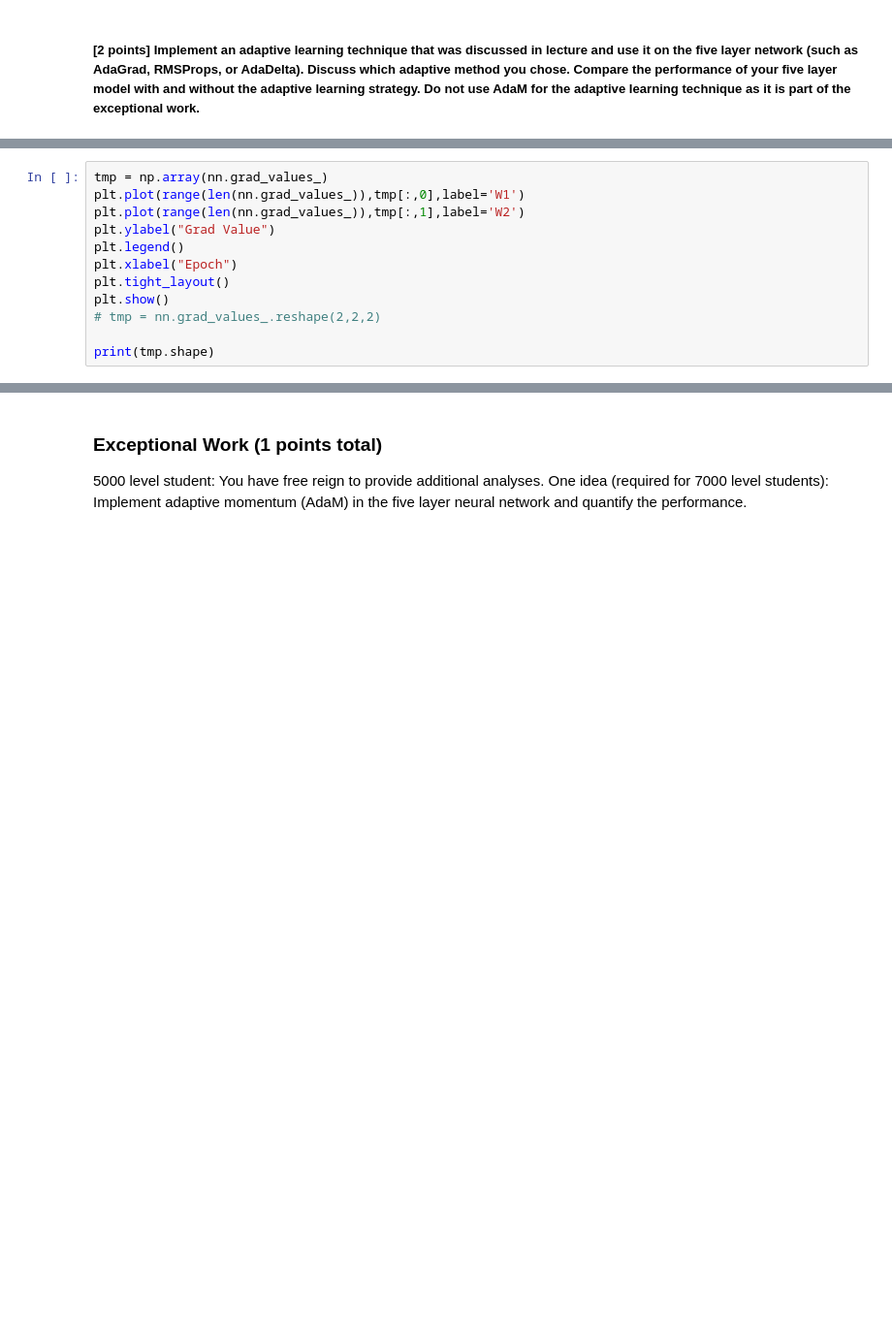
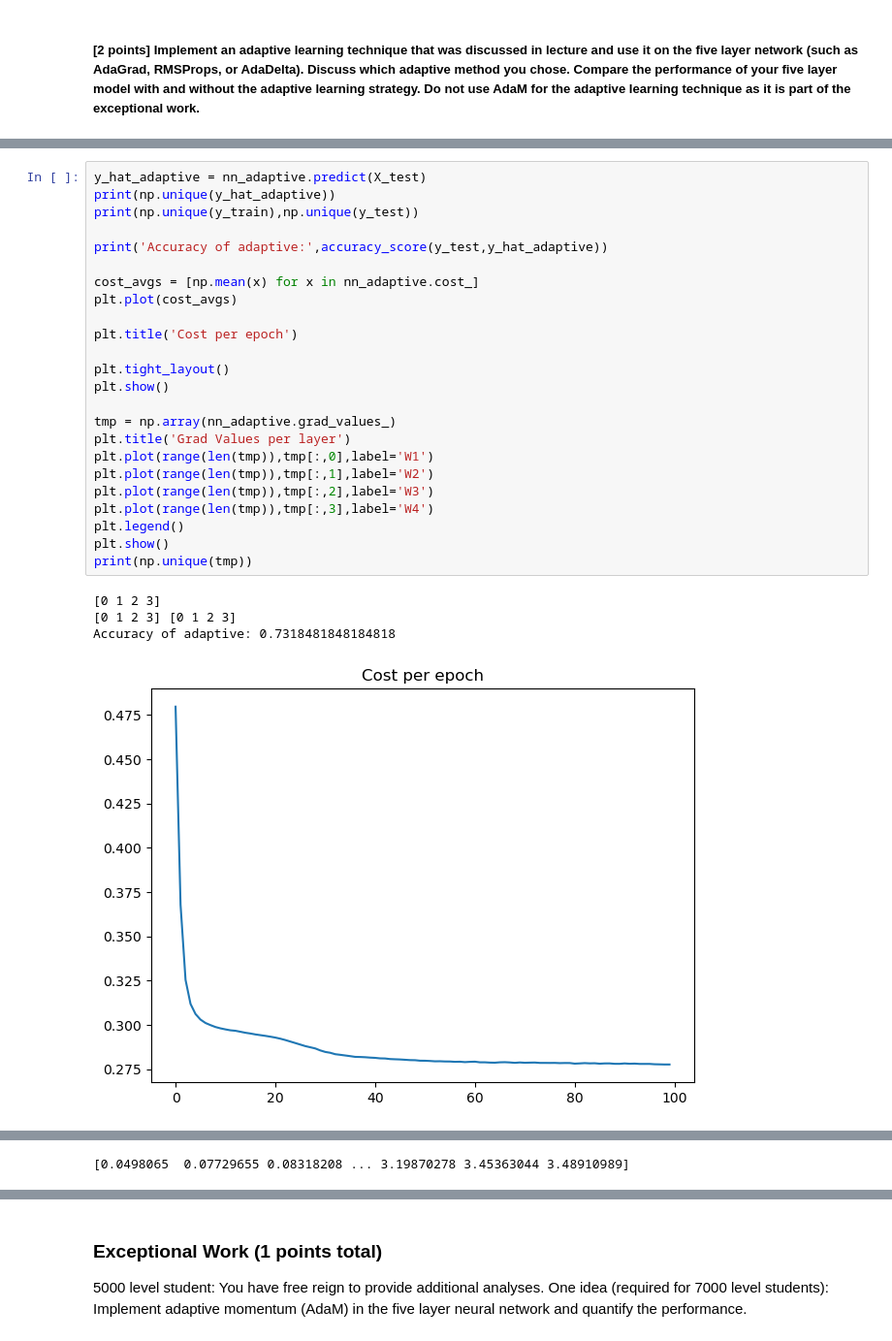
Before and after one commit to AlexShock66/LAB-4-MLP, a Jupyter notebook: MLP_Beaned.ipynb, the cells around one changed output, grey strips where cells are left out. Shown at 97% size. Cells and saved outputs as stored; diff of their text form; blank space fills up the shorter version.

```diff
--- a/MLP_Beaned.ipynb
+++ b/MLP_Beaned.ipynb
@@ -1330,12 +1075,29 @@ Accuracy: 0.9833333333333333
-# %%
-tmp = np.array(nn.grad_values_)
-plt.plot(range(len(nn.grad_values_)),tmp[:,0],label='W1')
-plt.plot(range(len(nn.grad_values_)),tmp[:,1],label='W2')
-plt.ylabel("Grad Value")
-plt.legend()
-plt.xlabel("Epoch")
-plt.tight_layout()
-plt.show()
-# tmp = nn.grad_values_.reshape(2,2,2)
-
-print(tmp.shape)
+# %%
+y_hat_adaptive = nn_adaptive.predict(X_test)
+print(np.unique(y_hat_adaptive))
+print(np.unique(y_train),np.unique(y_test))
+
+print('Accuracy of adaptive:',accuracy_score(y_test,y_hat_adaptive))
+
+cost_avgs = [np.mean(x) for x in nn_adaptive.cost_]
+plt.plot(cost_avgs)
+
+plt.title('Cost per epoch')
+
+plt.tight_layout()
+plt.show()
+
+tmp = np.array(nn_adaptive.grad_values_)
+plt.title('Grad Values per layer')
+plt.plot(range(len(tmp)),tmp[:,0],label='W1')
+plt.plot(range(len(tmp)),tmp[:,1],label='W2')
+plt.plot(range(len(tmp)),tmp[:,2],label='W3')
+plt.plot(range(len(tmp)),tmp[:,3],label='W4')
+plt.legend()
+plt.show()
+print(np.unique(tmp))
+# %% [output]
+[0 1 2 3]
+[0 1 2 3] [0 1 2 3]
+Accuracy of adaptive: 0.7318481848184818
+[figure, added]
@@ -1341,0 +1105 @@ print(tmp.shape)
+[0.0498065  0.07729655 0.08318208 ... 3.19870278 3.45363044 3.48910989]
```
Also changed, not shown: parts of 59 cells of this notebook.
